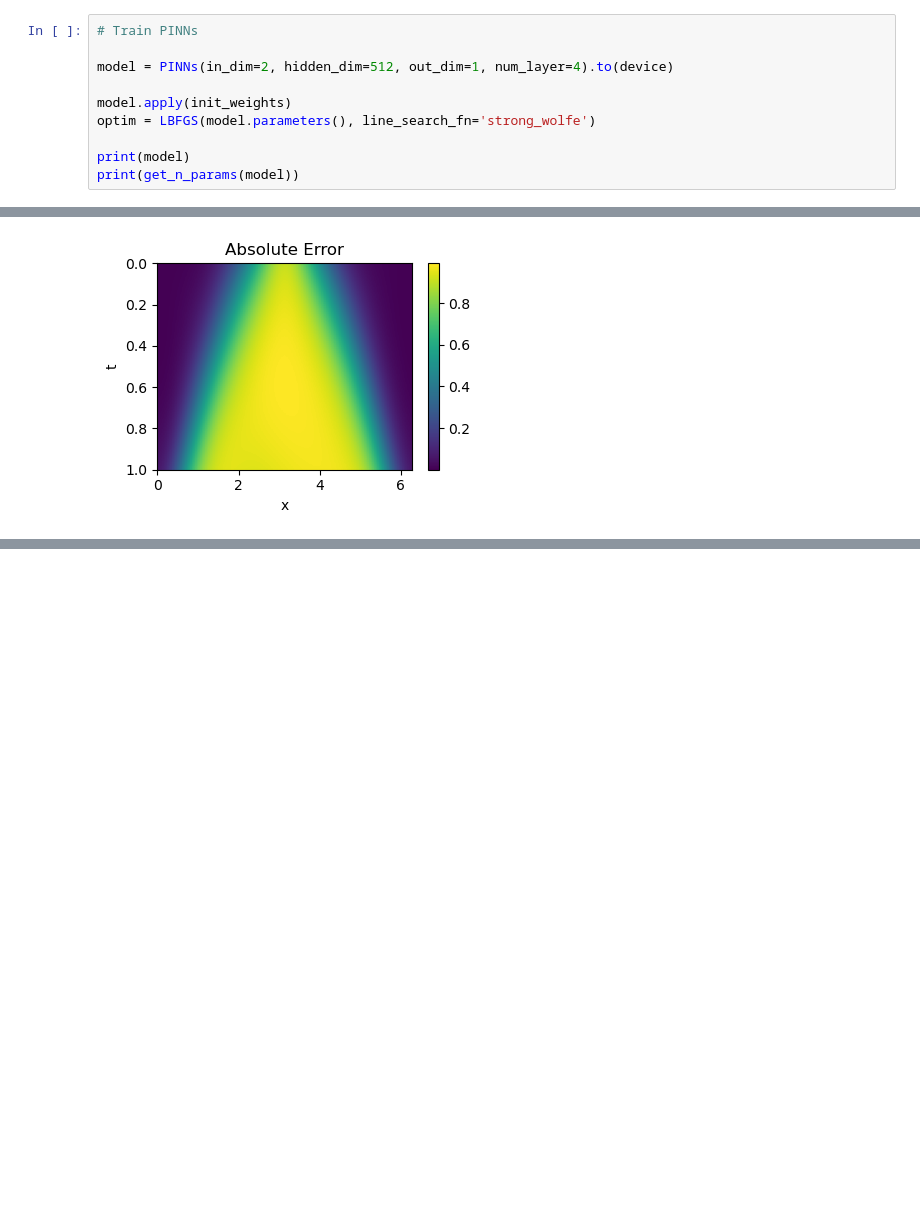
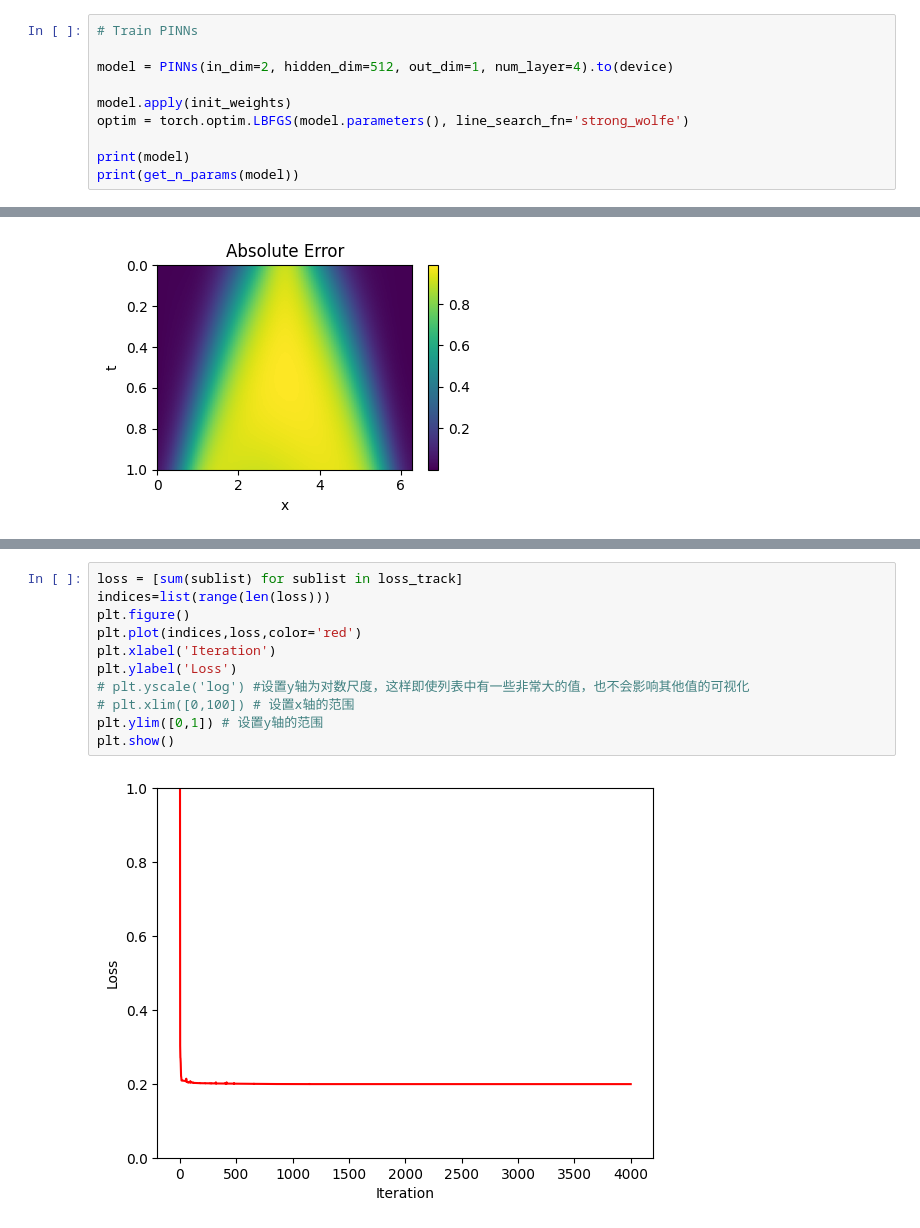
Before and after one commit to chenyuli12345/pinnsformer, a Jupyter notebook: demo/1d_reaction/1d_reaction_pinns.ipynb, the cells around one changed output, grey strips where cells are left out. Cells and saved outputs as stored; diff of their text form; blank space fills up the shorter version.

```diff
--- a/demo/1d_reaction/1d_reaction_pinns.ipynb
+++ b/demo/1d_reaction/1d_reaction_pinns.ipynb
@@ -46,7 +47,7 @@ def init_weights(m):
 model = PINNs(in_dim=2, hidden_dim=512, out_dim=1, num_layer=4).to(device)
 
 model.apply(init_weights)
-optim = LBFGS(model.parameters(), line_search_fn='strong_wolfe')
+optim = torch.optim.LBFGS(model.parameters(), line_search_fn='strong_wolfe')
 
 print(model)
 print(get_n_params(model))
@@ -162,0 +173,13 @@ plt.show()
+# %%
+loss = [sum(sublist) for sublist in loss_track]
+indices=list(range(len(loss)))
+plt.figure()
+plt.plot(indices,loss,color='red')
+plt.xlabel('Iteration')
+plt.ylabel('Loss')
+# plt.yscale('log') #设置y轴为对数尺度，这样即使列表中有一些非常大的值，也不会影响其他值的可视化
+# plt.xlim([0,100]) # 设置x轴的范围
+plt.ylim([0,1]) # 设置y轴的范围
+plt.show()
+# %% [output]
+[figure, added]
```
Also changed, not shown: parts of 4 cells of this notebook, 5 other files.
